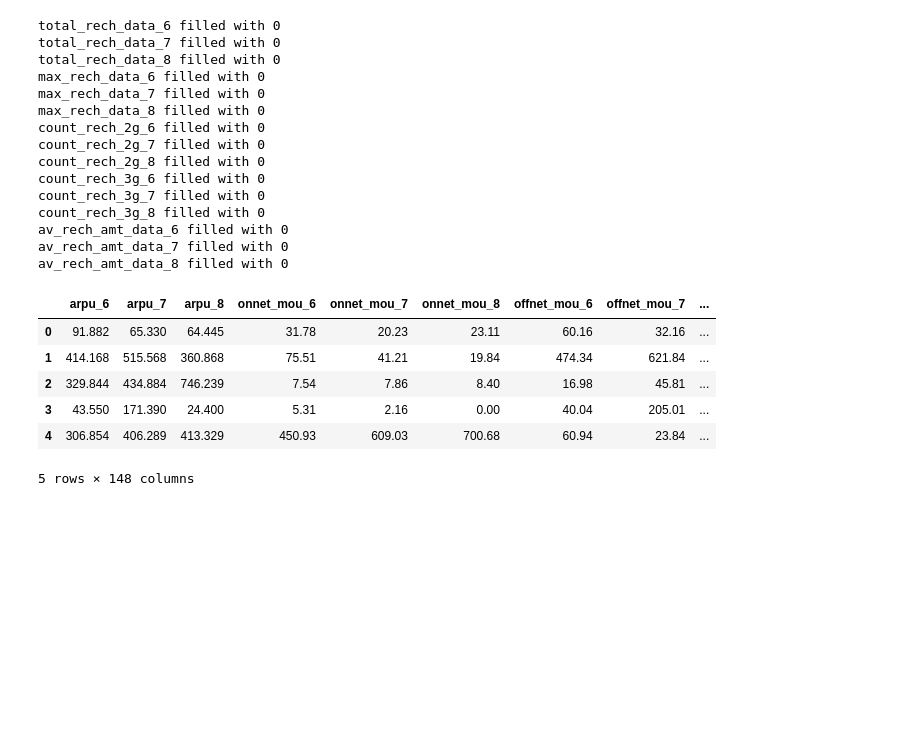
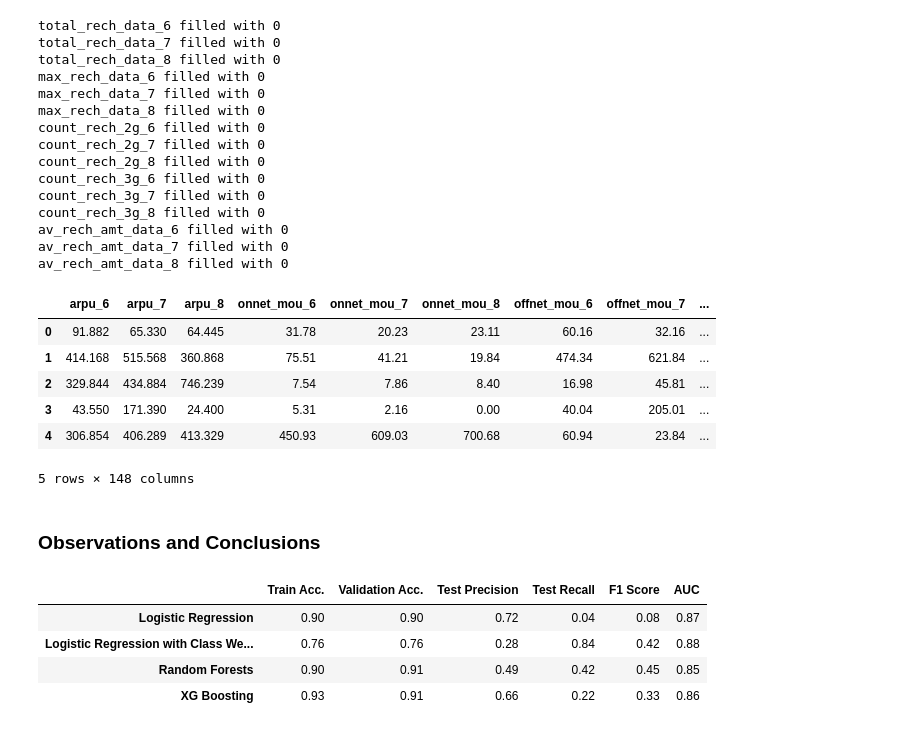
Before and after one commit to karthickchetti/Telecom_Churn_Prediction, a Jupyter notebook: Prediction.ipynb, the cells around one changed output. Saved outputs shown, nothing was run; the diff lists cells and outputs as text; code cells hidden in the pictures; blank space fills up the shorter version.

```diff
--- a/Prediction.ipynb
+++ b/Prediction.ipynb
@@ -564,3 +575,7 @@ plt.title("1. Logistic Regression - Baseline")
 plt.show()
 # %% [output]
 [figure]
+# %%
+#For Final Analysis
+logm1_metrics={"Train Acc.":acc_train_log,"Validation Acc.":test_acc_log,"Test Precision":round(precision_score(y_test, y_test_pred_log),2),"Test Recall":round(recall_score(y_test, y_test_pred_log),2),"F1 Score":round(f1_score(y_test, y_test_pred_log),2),"AUC":round(roc_auc_score(y_test,logreg_fm.predict_proba(X_test_log)[:,1]),2)}
+print(logm1_metrics)
@@ -624,3 +641,7 @@ plt.title("2. Logistic Regression with Class Weights")
 plt.show()
 # %% [output]
 [figure]
+# %%
+#For Final Analysis
+logm2_metrics={"Train Acc.":acc_train_logm2,"Validation Acc.":test_acc_logm2,"Test Precision":round(precision_score(y_test, y_test_pred_logm2),2),"Test Recall":round(recall_score(y_test, y_test_pred_logm2),2),"F1 Score":round(f1_score(y_test, y_test_pred_logm2),2),"AUC":round(roc_auc_score(y_test,logreg_fm2.predict_proba(X_test_log)[:,1]),2)}
+print(logm1_metrics)
@@ -760,3 +783,7 @@ plt.title("3. Random Forests")
 plt.show()
 # %% [output]
 [figure]
+# %%
+#For Final Analysis
+rf_metrics={"Train Acc.":round(train_acc_rf,2),"Validation Acc.":round(test_acc_rf,2),"Test Precision":round(precision_score(y_test, y_test_pred_rf),2),"Test Recall":round(recall_score(y_test, y_test_pred_rf),2),"F1 Score":round(f1_score(y_test, y_test_pred_rf),2),"AUC":round(roc_auc_score(y_test,rf_best.predict_proba(X_test_pca)[:,1]),2)}
+print(rf_metrics)
@@ -863,3 +887,7 @@ plt.title("4. XG Boosting")
 plt.show()
 # %% [output]
 [figure]
+# %%
+#For Final Analysis
+xbg_metrics={"Train Acc.":round(xbg_train_acc,2),"Validation Acc.":round(test_acc_xbg,2),"Test Precision":round(precision_score(y_test, y_test_pred_xbg),2),"Test Recall":round(recall_score(y_test, y_test_pred_xbg),2),"F1 Score":round(f1_score(y_test, y_test_pred_xbg),2),"AUC":round(roc_auc_score(y_test,xbg_best.predict_proba(X_test_pca)[:,1]),2)}
+print(xbg_metrics)
@@ -980,3 +987,18 @@ cust_id = test_data[["id"]]
 pred_test = pd.DataFrame(pred_test_all, columns=["churn_probability"])
 solution_df = pd.concat([cust_id, pred_test], axis=1)
 solution_df.to_csv("submission.csv", index=None)
+# %% [markdown]
+### Observations and Conclusions
+# %%
+#Overall Metrics of All Models Trained
+idx=["Logistic Regression","Logistic Regression with Class Weights","Random Forests","XG Boosting"]
+all_model_metrics=[logm1_metrics,logm2_metrics,rf_metrics,xbg_metrics]
+all_metric_df=pd.DataFrame(all_model_metrics)
+all_metric_df.index=idx
+all_metric_df.head()
+# %% [output]
+|  | Train Acc. | Validation Acc. | Test Precision | Test Recall | F1 Score | AUC |
+| Logistic Regression | 0.90 | 0.90 | 0.72 | 0.04 | 0.08 | 0.87 |
+| Logistic Regression with Class We... | 0.76 | 0.76 | 0.28 | 0.84 | 0.42 | 0.88 |
+| Random Forests | 0.90 | 0.91 | 0.49 | 0.42 | 0.45 | 0.85 |
+| XG Boosting | 0.93 | 0.91 | 0.66 | 0.22 | 0.33 | 0.86 |
```
Also changed, not shown: parts of 15 cells of this notebook.
